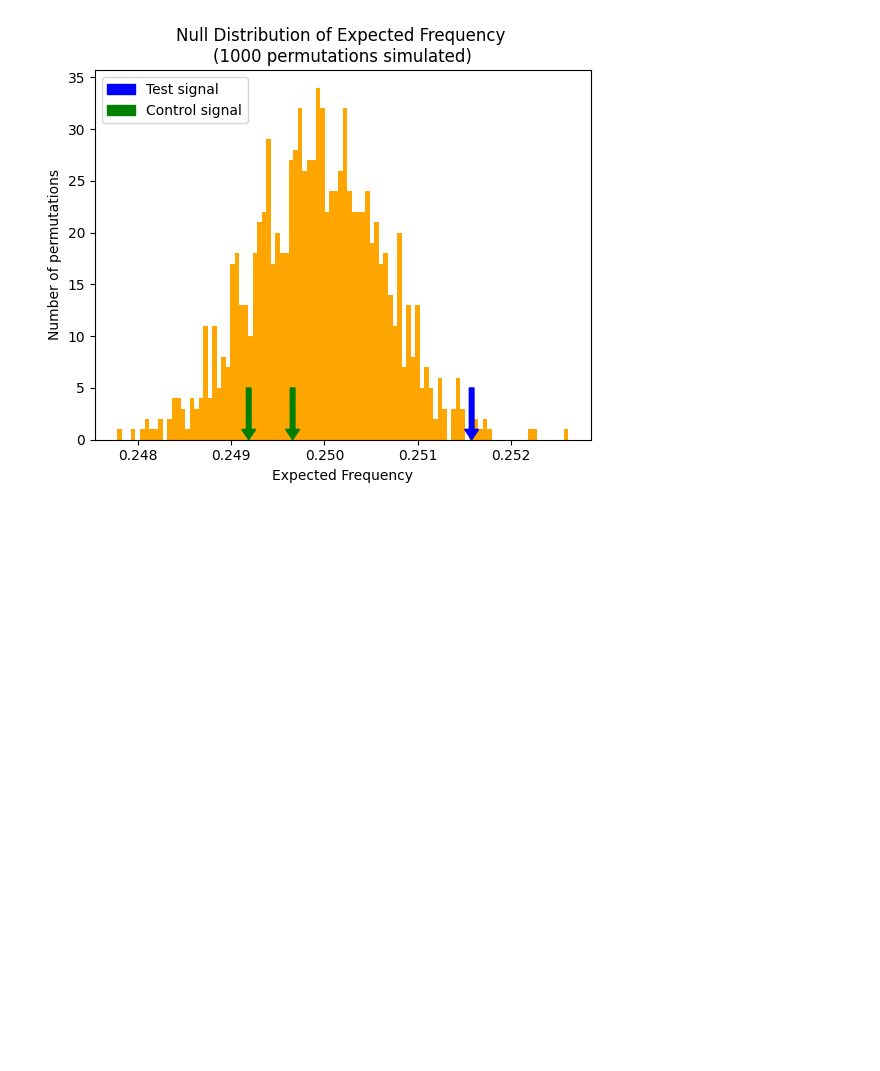
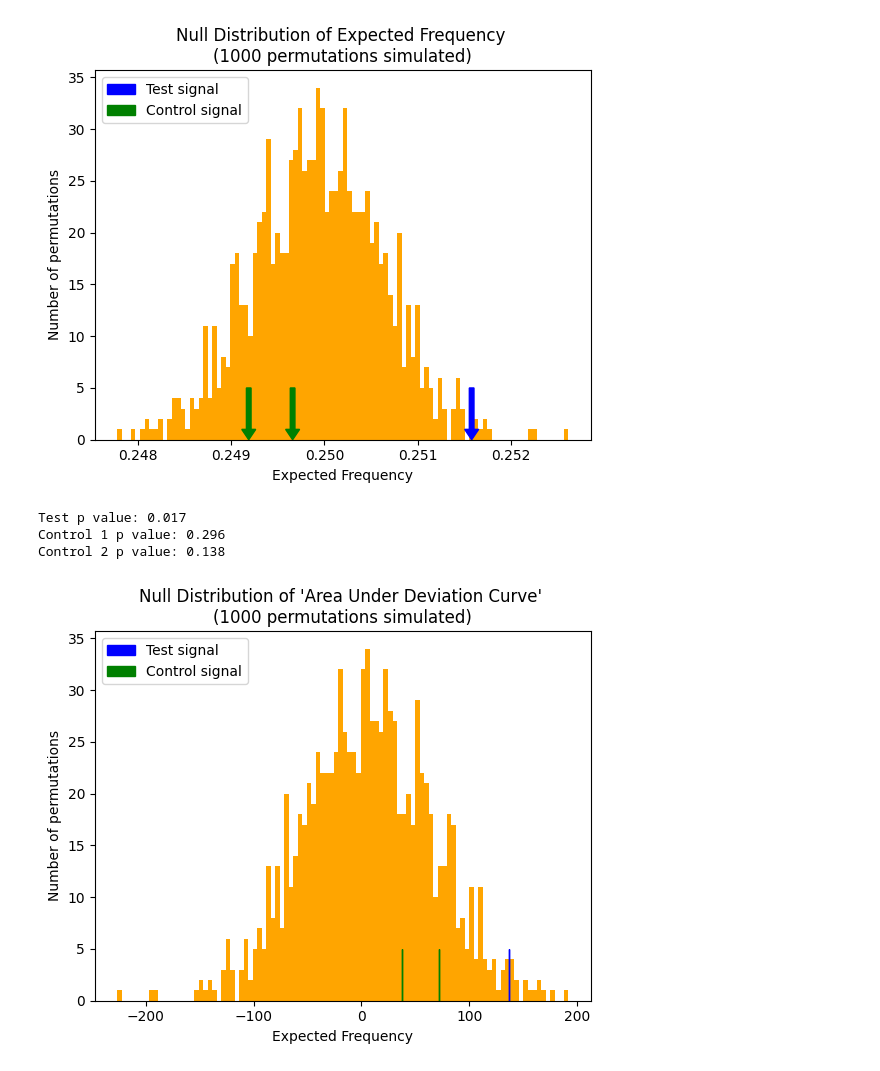
Before and after one commit to AvantiShri/gcp_analysis, a Jupyter notebook: Valentines2009_powerspectrum.ipynb, the cells around one changed output. Cells and saved outputs as stored; diff of their text form; code cells hidden in the pictures; blank space fills up the shorter version.

```diff
--- a/Valentines2009_powerspectrum.ipynb
+++ b/Valentines2009_powerspectrum.ipynb
@@ -178,3 +178,38 @@ Test p value: 0.01
 Control 1 p value: 0.661
 Control 2 p value: 0.859
 [figure]
+# %%
+#a more flexible test looks at the area under the "deviation from uniform" curve
+#audc = area under deviation curve
+audc_test = np.sum(np.abs(np.cumsum(ps_test - uniform_expectation)))
+audc_control1 = np.sum(np.abs(np.cumsum(ps_control1 - uniform_expectation)))
+audc_control2 = np.sum(np.abs(np.cumsum(ps_control2 - uniform_expectation)))
+
+audc_permutetest_list = np.sum(np.cumsum(ps_permutetest_list - uniform_expectation, axis=1), axis=1);
+
+pvalue_test = np.sum(audc_permutetest_list >= audc_test)/len(audc_permutetest_list)
+pvalue_control1 = np.sum(audc_permutetest_list >= audc_control1)/len(audc_permutetest_list)
+pvalue_control2 = np.sum(audc_permutetest_list >= audc_control2)/len(audc_permutetest_list)
+
+print("Test p value:",pvalue_test)
+print("Control 1 p value:",pvalue_control1)
+print("Control 2 p value:",pvalue_control2)
+
+plt.figure(num=1, clear=True)
+plt.hist(audc_permutetest_list, bins=100, color="orange")
+plt.arrow(audc_test, 5, 0, -5, color="blue", head_length=1, length_includes_head=True, width=0.00005)
+plt.arrow(audc_control1, 5, 0, -5, color="green", head_length=1, length_includes_head=True, width=0.00005)
+plt.arrow(audc_control2, 5, 0, -5, color="green", head_length=1, length_includes_head=True, width=0.00005)
+plt.xlabel("Expected Frequency")
+plt.ylabel("Number of permutations")
+plt.legend(handles=[mpatches.Patch(color='blue', label='Test signal'),
+                    mpatches.Patch(color='green', label='Control signal')],
+           loc="upper left")
+plt.title("Null Distribution of 'Area Under Deviation Curve' \n(1000 permutations simulated)")
+
+plt.show()
+# %% [output]
+Test p value: 0.017
+Control 1 p value: 0.296
+Control 2 p value: 0.138
+[figure, added]
```
